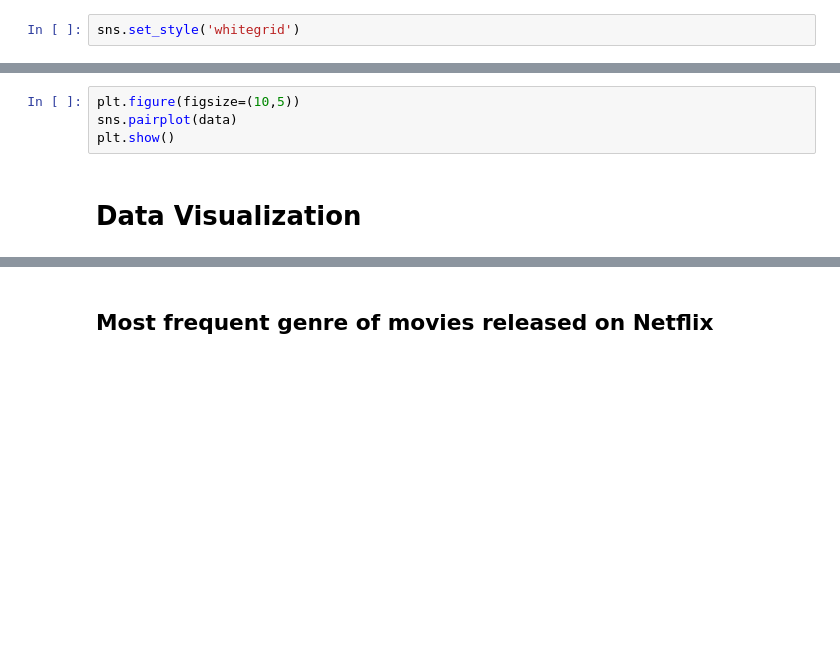
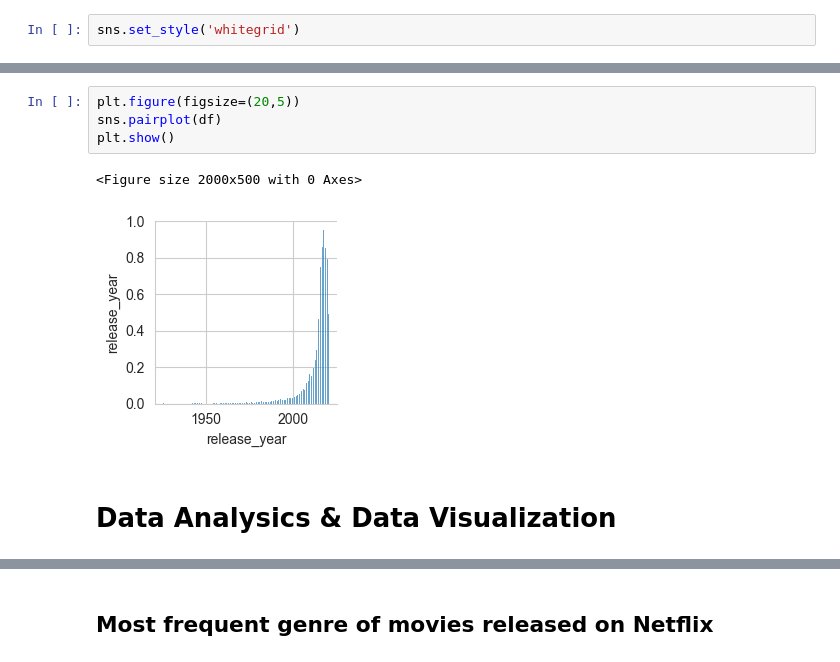
Before and after one commit to AftabQuant/Data-Analysis-Project, a Jupyter notebook: Netflix Analysis Project With Dashboard/Netflix Movie Data Analysis.ipynb, the cells around one changed output, grey strips where cells are left out. Cells and saved outputs as stored; diff of their text form; blank space fills up the shorter version.

```diff
--- a/Netflix Analysis Project With Dashboard/Netflix Movie Data Analysis.ipynb
+++ b/Netflix Analysis Project With Dashboard/Netflix Movie Data Analysis.ipynb
@@ -134,6 +142,9 @@ sns.heatmap(data.corr(), annot=True, cmap='coolwarm')
 # %%
-plt.figure(figsize=(10,5))
-sns.pairplot(data)
+plt.figure(figsize=(20,5))
+sns.pairplot(df)
 plt.show()
+# %% [output]
+<Figure size 2000x500 with 0 Axes>
+[figure, added]
 # %% [markdown]
-# Data Visualization
+# Data Analysics & Data Visualization
```
Also changed, not shown: parts of 10 cells of this notebook.
